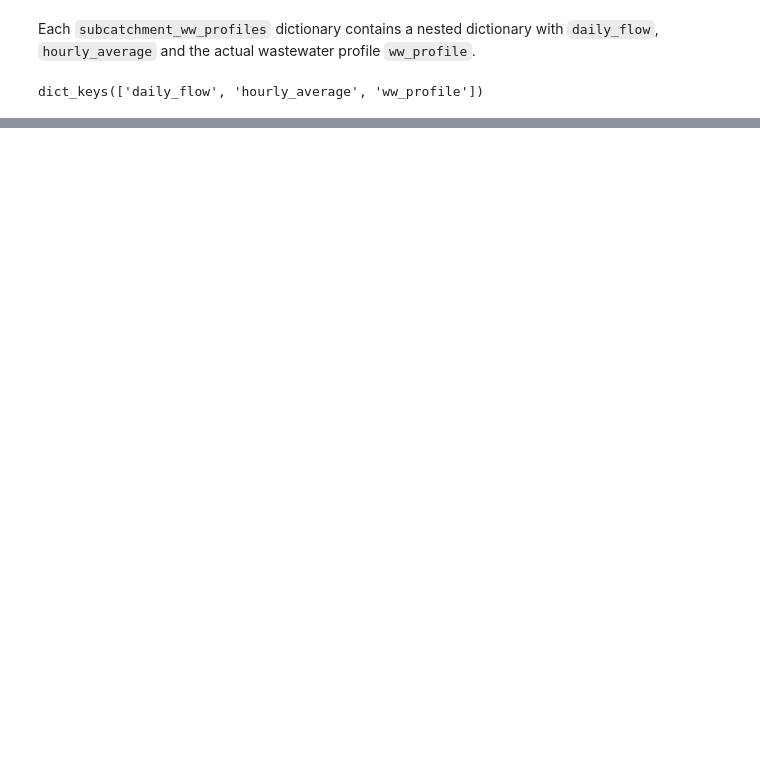
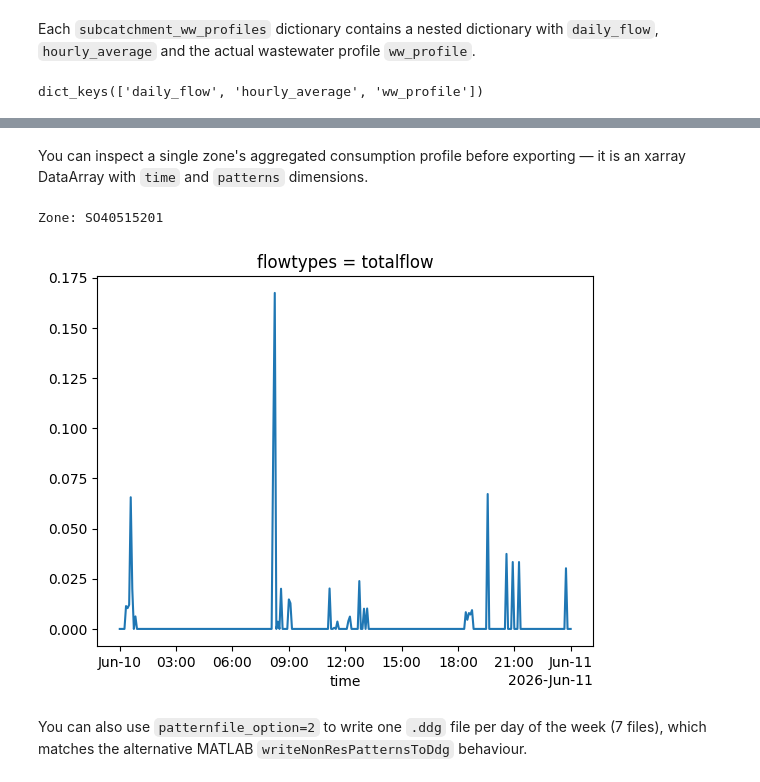
Before and after one commit to levaphenyl/pysimdeum, a Jupyter notebook: docs/examples/7_advanced_simulation_population_fitting_and_subcatchment_aggregation.ipynb, the cells around one changed output, grey strips where cells are left out. Saved outputs shown, nothing was run; the diff lists cells and outputs as text; code cells hidden in the pictures; blank space fills up the shorter version.

```diff
--- a/docs/examples/7_advanced_simulation_population_fitting_and_subcatchment_aggregation.ipynb
+++ b/docs/examples/7_advanced_simulation_population_fitting_and_subcatchment_aggregation.ipynb
@@ -329,0 +337,12 @@ generate_infoworks_csv(pop.subcatchment_ww_profiles, './data/infoworks')
+# %% [markdown]
+You can inspect a single zone's aggregated consumption profile before exporting — it is an xarray DataArray with `time` and `patterns` dimensions.
+# %%
+# View the consumption profile for the first zone, averaged over patterns
+first_zone = next(iter(pop.subcatchment_profiles))
+pop.subcatchment_profiles[first_zone].mean('patterns').plot()
+print(f"Zone: {first_zone}")
+# %% [output]
+Zone: SO40515201
+[figure, added]
+# %% [markdown]
+You can also use `patternfile_option=2` to write one `.ddg` file per day of the week (7 files), which matches the alternative MATLAB `writeNonResPatternsToDdg` behaviour.
```
Also changed, not shown: parts of 31 cells of this notebook, 8 other files.
